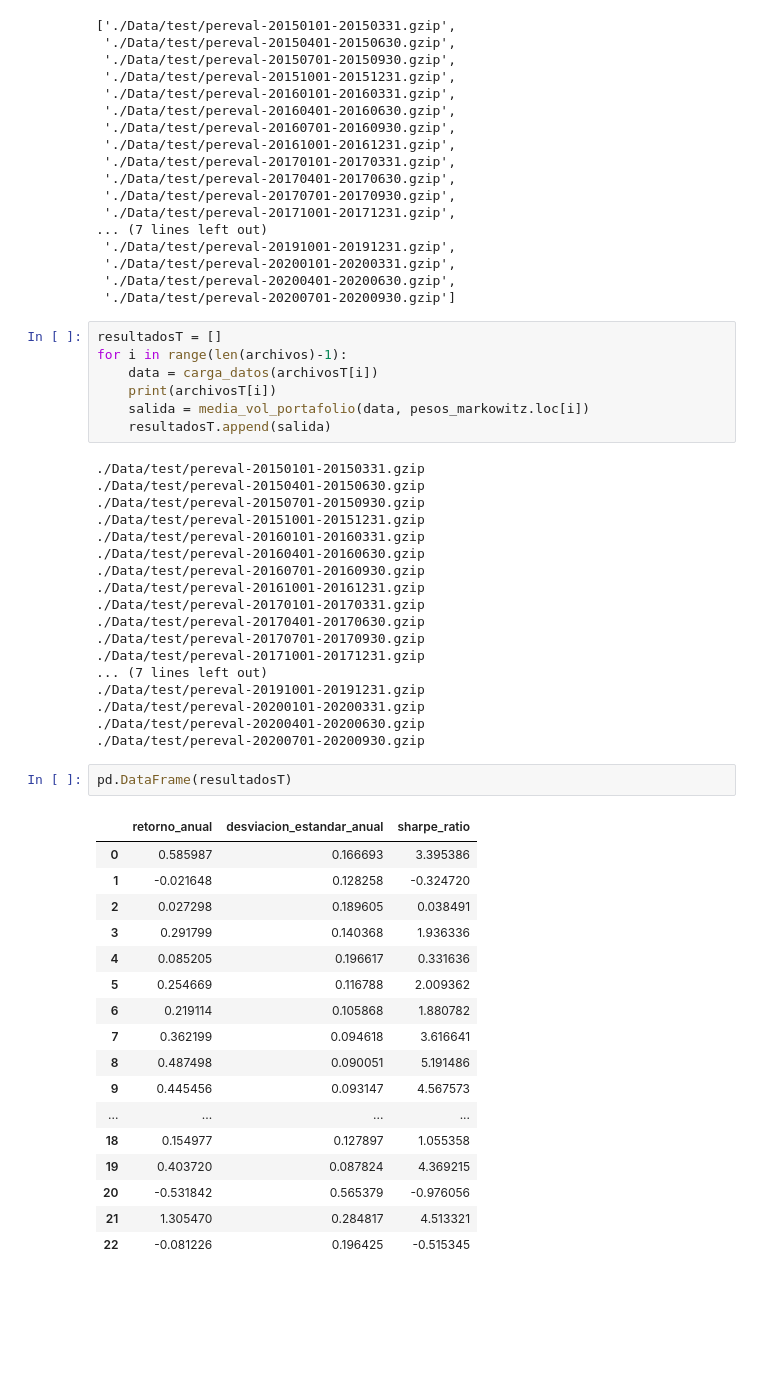
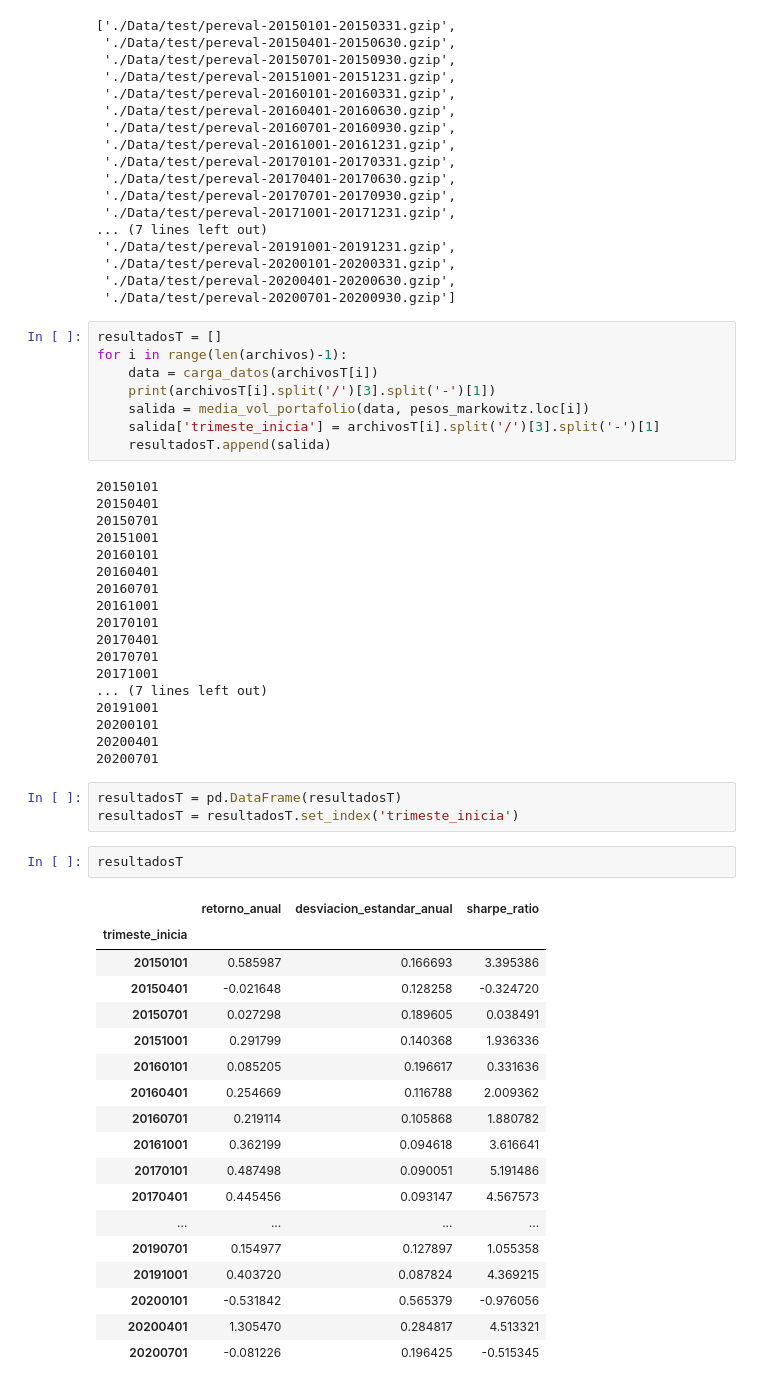
Before and after one commit to efvillar/Metaheuristic-Portfolio-Optimization, a Jupyter notebook: 1 Portafolios tipo markowitz.ipynb, the cells around one changed output. Drawn from its saved outputs; the diff is of its cells as text; blank space fills up the shorter version.

```diff
--- a/1 Portafolios tipo markowitz.ipynb
+++ b/1 Portafolios tipo markowitz.ipynb
@@ -389,44 +389,49 @@ archivosT
 resultadosT = []
 for i in range(len(archivos)-1):
     data = carga_datos(archivosT[i])
-    print(archivosT[i])
+    print(archivosT[i].split('/')[3].split('-')[1])
     salida = media_vol_portafolio(data, pesos_markowitz.loc[i])
+    salida['trimeste_inicia'] = archivosT[i].split('/')[3].split('-')[1]
     resultadosT.append(salida)
 # %% [output]
-./Data/test/pereval-20150101-20150331.gzip
-./Data/test/pereval-20150401-20150630.gzip
-./Data/test/pereval-20150701-20150930.gzip
-./Data/test/pereval-20151001-20151231.gzip
-./Data/test/pereval-20160101-20160331.gzip
-./Data/test/pereval-20160401-20160630.gzip
-./Data/test/pereval-20160701-20160930.gzip
-./Data/test/pereval-20161001-20161231.gzip
-./Data/test/pereval-20170101-20170331.gzip
-./Data/test/pereval-20170401-20170630.gzip
-./Data/test/pereval-20170701-20170930.gzip
-./Data/test/pereval-20171001-20171231.gzip
+20150101
+20150401
+20150701
+20151001
+20160101
+20160401
+20160701
+20161001
+20170101
+20170401
+20170701
+20171001
 ... (7 lines left out)
-./Data/test/pereval-20191001-20191231.gzip
-./Data/test/pereval-20200101-20200331.gzip
-./Data/test/pereval-20200401-20200630.gzip
-./Data/test/pereval-20200701-20200930.gzip
+20191001
+20200101
+20200401
+20200701
-# %%
-pd.DataFrame(resultadosT)
-# %% [output]
-|  | retorno_anual | desviacion_estandar_anual | sharpe_ratio |
-| 0 | 0.585987 | 0.166693 | 3.395386 |
-| 1 | -0.021648 | 0.128258 | -0.324720 |
-| 2 | 0.027298 | 0.189605 | 0.038491 |
-| 3 | 0.291799 | 0.140368 | 1.936336 |
-| 4 | 0.085205 | 0.196617 | 0.331636 |
-| 5 | 0.254669 | 0.116788 | 2.009362 |
-| 6 | 0.219114 | 0.105868 | 1.880782 |
-| 7 | 0.362199 | 0.094618 | 3.616641 |
-| 8 | 0.487498 | 0.090051 | 5.191486 |
-| 9 | 0.445456 | 0.093147 | 4.567573 |
-| ... | ... | ... | ... |
-| 18 | 0.154977 | 0.127897 | 1.055358 |
-| 19 | 0.403720 | 0.087824 | 4.369215 |
-| 20 | -0.531842 | 0.565379 | -0.976056 |
-| 21 | 1.305470 | 0.284817 | 4.513321 |
-| 22 | -0.081226 | 0.196425 | -0.515345 |
+# %%
+resultadosT = pd.DataFrame(resultadosT)
+resultadosT = resultadosT.set_index('trimeste_inicia')
+# %%
+resultadosT
+# %% [output]
+|  | retorno_anual | desviacion_estandar_anual | sharpe_ratio |
+| trimeste_inicia |  |  |  |
+| 20150101 | 0.585987 | 0.166693 | 3.395386 |
+| 20150401 | -0.021648 | 0.128258 | -0.324720 |
+| 20150701 | 0.027298 | 0.189605 | 0.038491 |
+| 20151001 | 0.291799 | 0.140368 | 1.936336 |
+| 20160101 | 0.085205 | 0.196617 | 0.331636 |
+| 20160401 | 0.254669 | 0.116788 | 2.009362 |
+| 20160701 | 0.219114 | 0.105868 | 1.880782 |
+| 20161001 | 0.362199 | 0.094618 | 3.616641 |
+| 20170101 | 0.487498 | 0.090051 | 5.191486 |
+| 20170401 | 0.445456 | 0.093147 | 4.567573 |
+| ... | ... | ... | ... |
+| 20190701 | 0.154977 | 0.127897 | 1.055358 |
+| 20191001 | 0.403720 | 0.087824 | 4.369215 |
+| 20200101 | -0.531842 | 0.565379 | -0.976056 |
+| 20200401 | 1.305470 | 0.284817 | 4.513321 |
+| 20200701 | -0.081226 | 0.196425 | -0.515345 |
```
Also changed, not shown: parts of 1 cell of this notebook.
